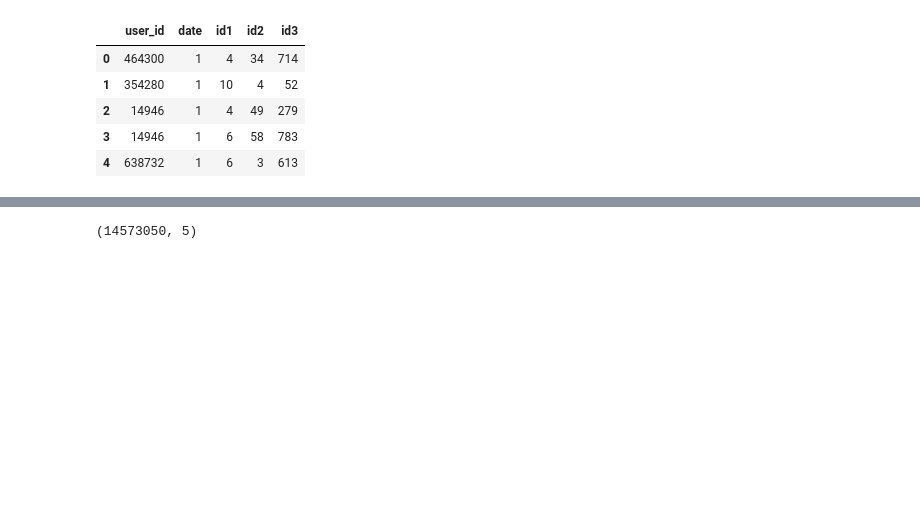
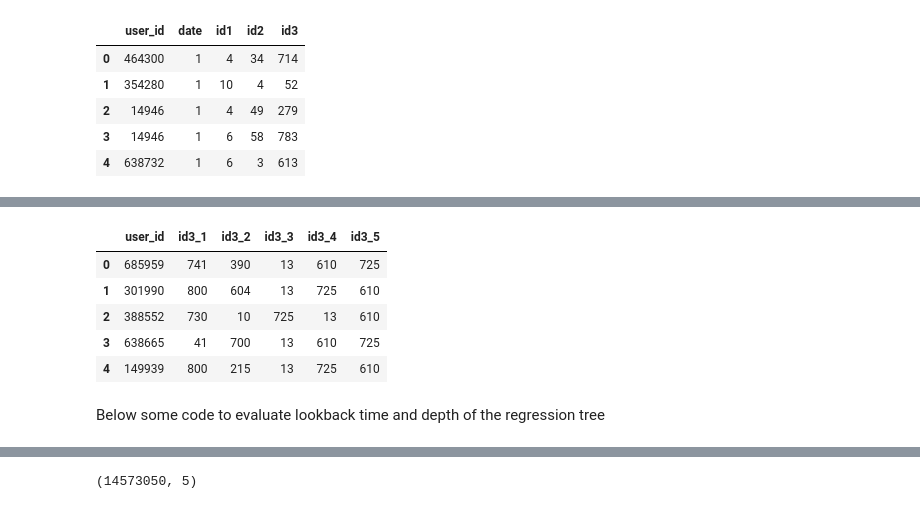
Before and after one commit to arminosaurus-rex/IDAO_Qualification_2018, a Jupyter notebook: notebooks/ak_04_Prediction_Framework.ipynb, the cells around one changed output, grey strips where cells are left out. Saved outputs shown, nothing was run; the diff lists cells and outputs as text; code cells hidden in the pictures; blank space fills up the shorter version.

```diff
--- a/notebooks/ak_04_Prediction_Framework.ipynb
+++ b/notebooks/ak_04_Prediction_Framework.ipynb
@@ -77,3 +154,16 @@ df_train.head()
+# %%
+prediction_2 = pd.read_csv('predictions/Prediction_AK_2.csv')
+# %%
+prediction_2.head()
+# %% [output]
+|  | user_id | id3_1 | id3_2 | id3_3 | id3_4 | id3_5 |
+| 0 | 685959 | 741 | 390 | 13 | 610 | 725 |
+| 1 | 301990 | 800 | 604 | 13 | 725 | 610 |
+| 2 | 388552 | 730 | 10 | 725 | 13 | 610 |
+| 3 | 638665 | 41 | 700 | 13 | 610 | 725 |
+| 4 | 149939 | 800 | 215 | 13 | 725 | 610 |
+# %% [markdown]
+Below some code to evaluate lookback time and depth of the regression tree
 # %%
 %%time
 day_split_test = 48
```
Also changed, not shown: parts of 4 cells of this notebook.
